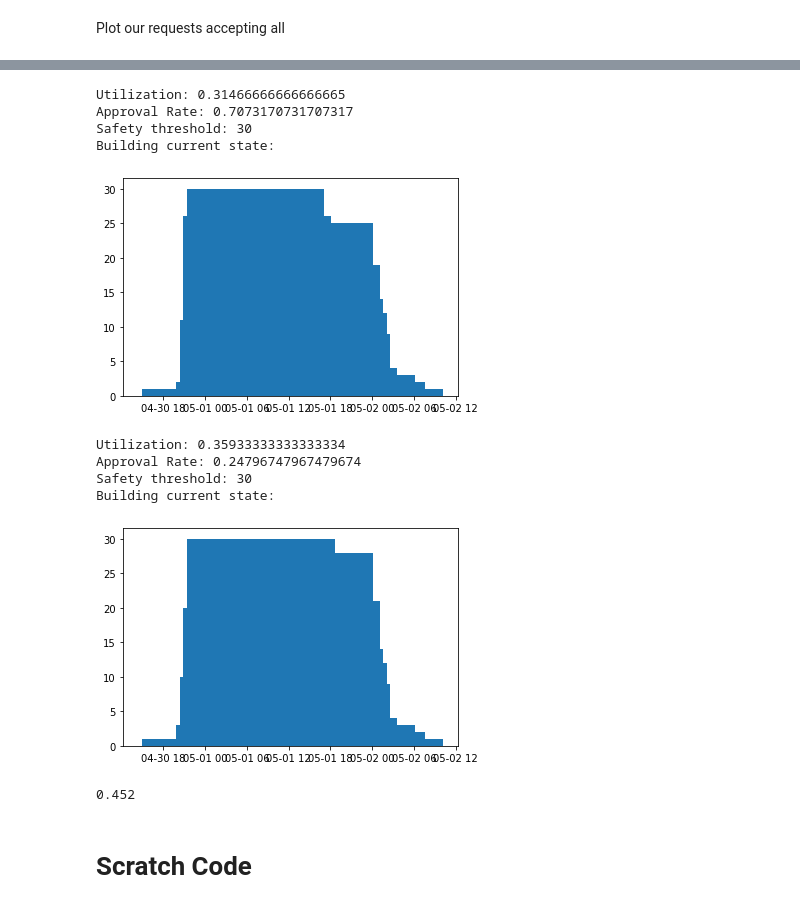
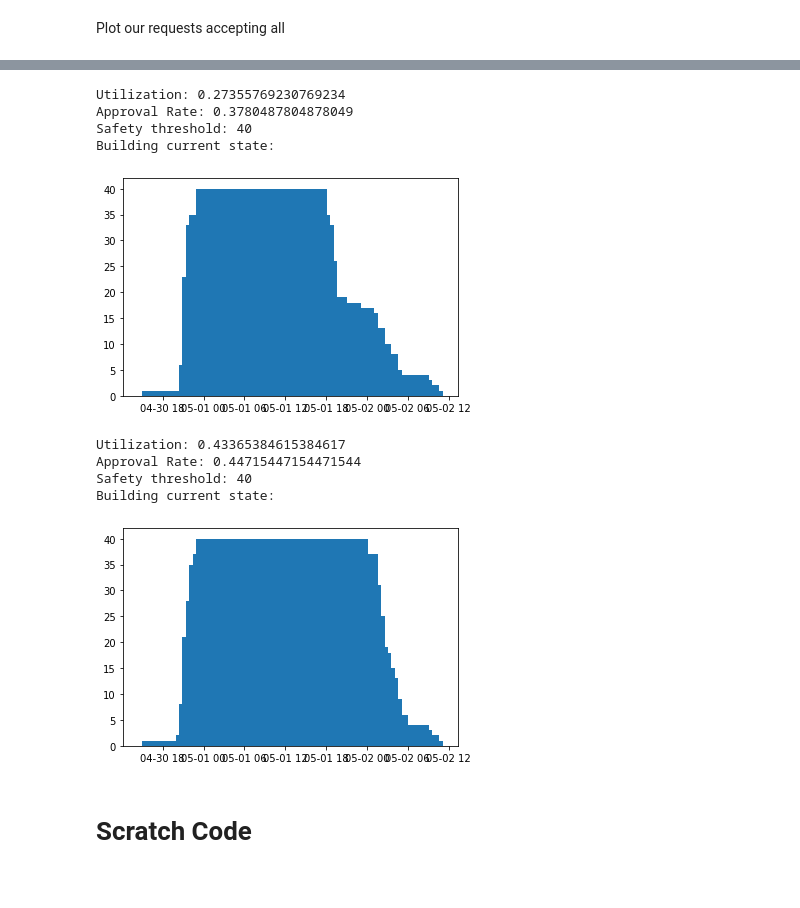
Before and after one commit to 0o0liver/Going_Back_to_Work, a Jupyter notebook: Project_4.ipynb, the cells around one changed output, grey strips where cells are left out. Saved outputs shown, nothing was run; the diff lists cells and outputs as text; code cells hidden in the pictures.

```diff
--- a/Project_4.ipynb
+++ b/Project_4.ipynb
@@ -99,22 +98,34 @@ def generate_duration(demand, shuffle = True, remove_zeroes = True):
 # %%
-class planner:
+class prioritized_planner:
   def __init__(self, demand_model, threshold):
     '''
     demand_model: np.Serise(timestamp, float)
     threshold: safety threshold for the building, int type.
     '''
-    self.demand_model = {str(k).split(" ")[-1]:int(v) for k,v in demand_model.items()}
-    self.current_occupation = {str(k).split(" ")[-1]:0 for k in demand_model.keys()}
+    self.demand_model = dict()
+    self.current_occupation = dict()
+    for i, row in demand_model.iterrows():
+      self.demand_model[str(row["datetime"]).split(" ")[-1]] = int(row["duration"])
+      self.current_occupation[str(row["datetime"]).split(" ")[-1]] = 0
     self.threshold = threshold
     self.key_lst = list(self.current_occupation.keys())
+    self.total_request = 0
+    self.approved_request = 0
+
+  def approval_rate(self):
+    return self.approved_request / self.total_request
+
+  def utilization(self):
+    area_accumulator = 0
+    for v in self.current_occupation.values():
+      area_accumulator += v
+    return area_accumulator / (len(self.current_occupation)*self.threshold)
 
   def show_demand(self):
     '''
     Print demand model
     '''
     print("Building demand model:")
-    # for k, v in self.demand_model.items():
-    #   print(k, v)
     plt.bar(self.demand_model.keys(), self.demand_model.values())
     plt.show()
 
@@ -124,9 +135,9 @@ class planner:
     '''
     print("Safety threshold:", self.threshold)
     print("Building current state:")
-    # for k, v in self.current_occupation.items():
-    #   print(k, v)
-    plt.bar(self.current_occupation.keys(), self.current_occupation.values())
+    lists = sorted(self.current_occupation.items()) # sorted by key, return a list of tuples
+    x, y = zip(*lists) # unpack a list of pairs into two tuples
+    plt.bar(x, y)
     plt.show()
 
   def add_occupant(self, arrival_time, len_of_stay):
@@ -173,15 +184,13 @@ class planner:
     len_of_stay: number of 30 min block, len_of_stay = 2 would mean that requester wants to stay for one hour.
     '''
     try:
+      self.total_request += 1
       if not self.check_availability(arrival_time, len_of_stay):
-        print("Building is full for requested time slot.")
         return
       if not self.check_priority(arrival_time, len_of_stay):
-        print("Request rejected due to optimization.")
         return
-      print("Request approved.")
+      self.approved_request += 1
       self.add_occupant(arrival_time, len_of_stay)
       return
     except ValueError:
-      print("Please format arrival_time correctly.")
       return
@@ -472,0 +457,9 @@ plt.show()
+# %%
+PP = prioritized_planner(predicted, 30)
+
+for i, row in requests_df.iterrows():
+  approved = PP.request(str(row['datetime']).split(" ")[-1], row['duration'])
+
+print("Utilization:", PP.utilization())
+print("Approval Rate:", PP.approval_rate())
+PP.show_current()
@@ -473,23 +472,23 @@ plt.show()
 # %%
-Greedy = greedy(predicted, 30)
+Greedy = greedy(predicted, 40)
 
 total_count = 0
 approved_count = 0
 for i, row in requests_df.iterrows():
   approved = Greedy.request(row['datetime'], row['duration'])
 
 # Print results
 print("Utilization:", Greedy.utilization())
 print("Approval Rate:", Greedy.approval_rate())
 Greedy.show_current()
 # %% [output]
-Utilization: 0.31466666666666665
-Approval Rate: 0.7073170731707317
-Safety threshold: 30
+Utilization: 0.27355769230769234
+Approval Rate: 0.3780487804878049
+Safety threshold: 40
 Building current state:
-[figure, old version]
+[figure, new version]
 # %%
-Fcfs = fcfs(predicted, 30)
+Fcfs = fcfs(predicted, 40)
 
 for i, row in requests_df.iterrows():
   Fcfs.request(row['datetime'], row['duration'])
@@ -499,15 +498,11 @@ print("Utilization:", Fcfs.utilization())
 print("Approval Rate:", Fcfs.approval_rate())
 Fcfs.show_current()
 # %% [output]
-Utilization: 0.35933333333333334
-Approval Rate: 0.24796747967479674
-Safety threshold: 30
+Utilization: 0.43365384615384617
+Approval Rate: 0.44715447154471544
+Safety threshold: 40
 Building current state:
-[figure, old version]
+[figure, new version]
-# %%
-Fcfs.utilization()
-# %% [output]
-0.452
 # %% [markdown]
 # Scratch Code
 # %%
```
Also changed, not shown: parts of 16 cells of this notebook.
